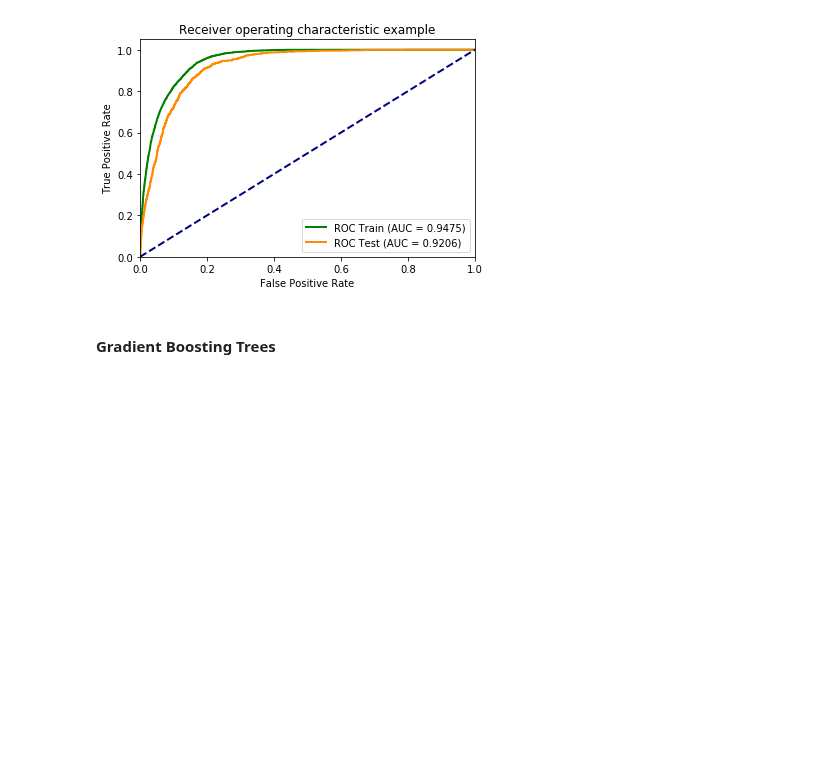
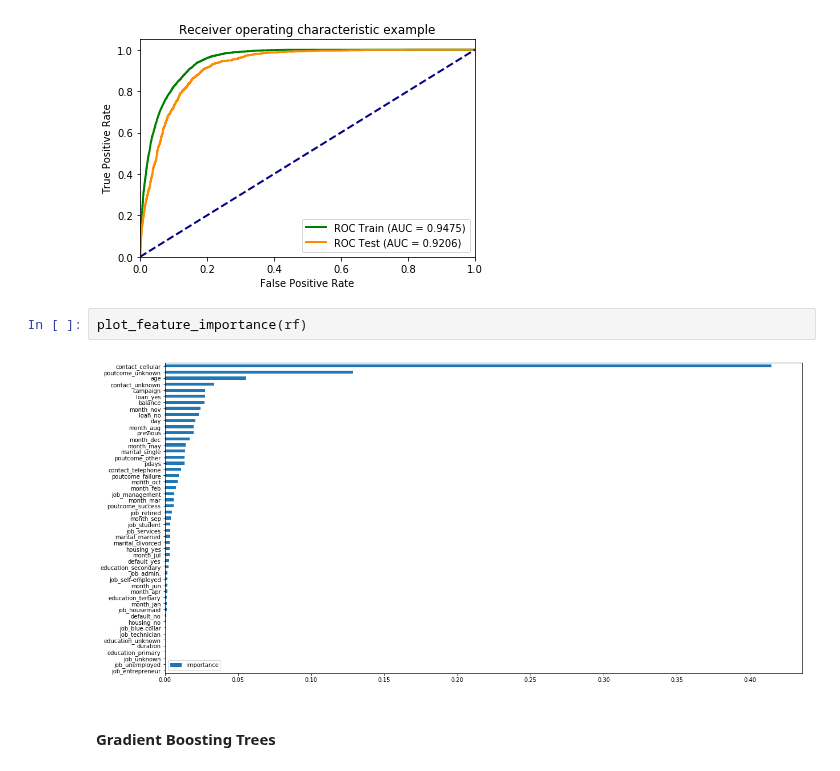
Before and after one commit to ytatus94/Machine_Learning, a Jupyter notebook: BitTiger_DS501/BitTiger_DS501_Week8.ipynb, the cells around one changed output. Saved outputs shown, nothing was run; the diff lists cells and outputs as text; blank space fills up the shorter version.

```diff
--- a/BitTiger_DS501/BitTiger_DS501_Week8.ipynb
+++ b/BitTiger_DS501/BitTiger_DS501_Week8.ipynb
@@ -435,6 +455,10 @@ train_test_model(rf, X_train, y_train, X_test, y_test)
 3     Recall  0.284193  0.247413
 4   f1-score  0.420592  0.363762
 [figure]
+# %%
+plot_feature_importance(rf)
+# %% [output]
+[figure, added]
 # %% [markdown]
 #### Gradient Boosting Trees
 # %%
```
Also changed, not shown: parts of 12 cells of this notebook, 4 other files.
